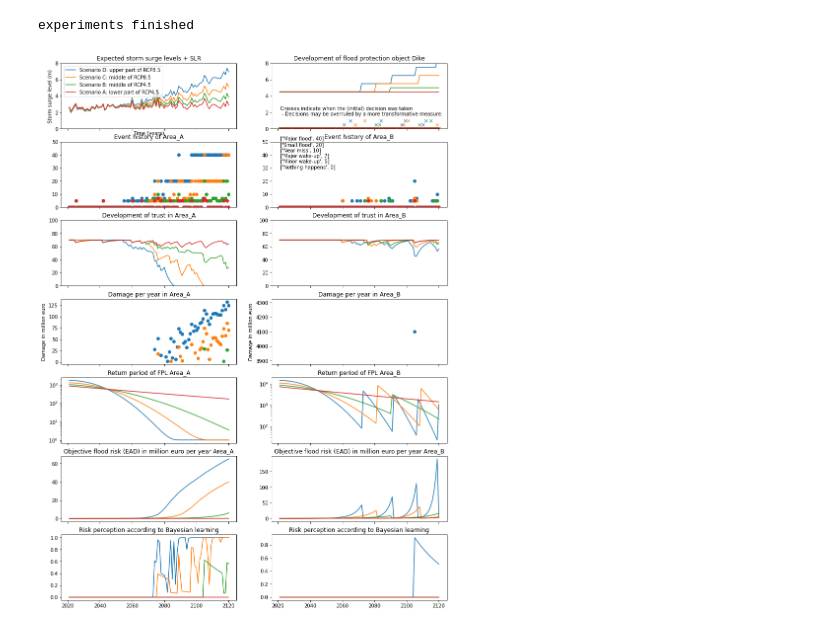
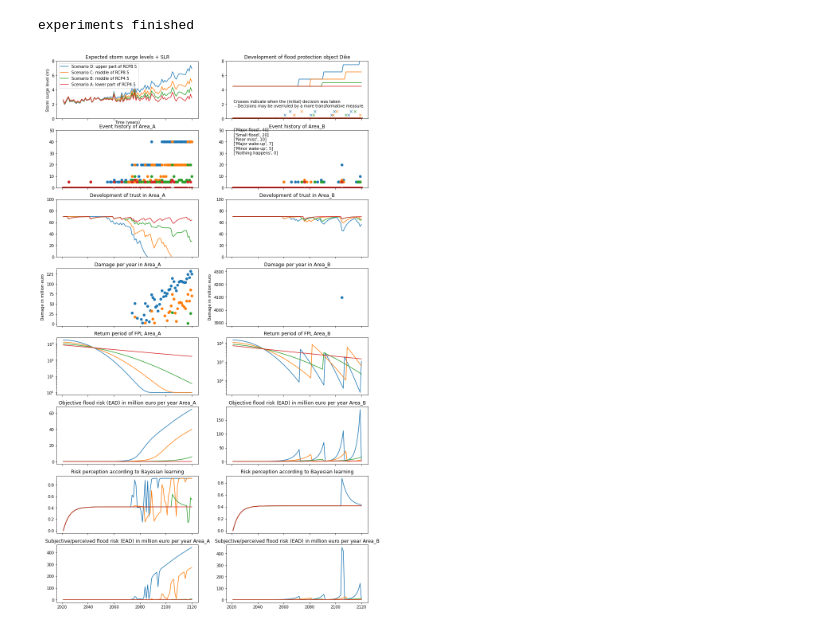
Before and after one commit to keesvanginkel/Urban-SETP, a Jupyter notebook: Rotterdam.ipynb, the cells around one changed output. Cells and saved outputs as stored; diff of their text form; code cells hidden in the pictures.

Commit message:
Finalized prototype of risk perception module

```diff
--- a/Rotterdam.ipynb
+++ b/Rotterdam.ipynb
@@ -65,7 +65,7 @@ Rotty.add_Parameter("Bayesian_weighing_constants",   #Adapted from Haer et al. (
             "b_noflood" : 0.04, #flood experience in current timestep
             "b_flood"   : 1,    #weighs heavily in case of a flood
             "c"         : 0,    #neighbours (other agents)
-            "d"         : 0 })) #media
+            "d"         : 0.2 })) #media
 
 
 #Haer et al, 2017, p1982
@@ -313,15 +308,16 @@ def run_model(Model,SurgeSeries,Mayor):
                 waterlevel = Gumbel_inverse(RP,mu,beta) + SLR
                 inundation = waterlevel - RA.elevation
                 damages.append(RA.calculate_damage(inundation)) #damage assuming no FPL
-            RA.risk[i] = risk_FP(damages.copy(),RPs,RA.protection_level_rp[i])*10**(-6) #EAD in million 2010-euro's
-            #print(RA.risk)
-            #print(RA.protection_level_rp)
+            RA.risk[i] = risk_FP(damages.copy(),RPs.copy(),RA.protection_level_rp[i])*10**(-6) #EAD in million 2010-euro's
 
             #CALCULATE THE RISK PERCEPTION
             if i != 0: #skip in the first timestep (here the initial condition is used)
                 I_exp = 0; #the flood experience in the current timestep
                 RA.weigh_RP_Bayesian(i,Model.Parameters["Bayesian_weighing_constants"],Model.Parameters["I_experience_interp"])
 
+            RA.risk_perceived[i] = risk_FP(damages.copy(), #Copy of the damages
+                                           shift_subjective_floods(RPs.copy(),RA.risk_perception[i]), #perceived return periods
+                                           shift_subjective_floods(RA.protection_level_rp[i],RA.risk_perception[i]))*10**(-6) #return period of flood protection
 
         #IMPLEMENT FLOOD PROTECTION MEASURES
         Mayor.apply_strategy(Model,SurgeSeries,i,time)
@@ -350,7 +346,7 @@ print('experiments finished')
 # %% [output]
 experiments finished
 # %%
-fig, axes = plt.subplots(nrows=7,ncols=2,sharey=False,sharex=True,figsize=(14,20))
+fig, axes = plt.subplots(nrows=8,ncols=2,sharey=False,sharex=True,figsize=(14,25))
 
 labels = []
 
@@ -398,33 +394,38 @@ for experiment in reversed(experiments):
         axes[6,i].set_title('Risk perception according to Bayesian learning')
         axes[6,i].plot(SurgeSeries.years,Model.allResidentialArea[i].risk_perception,'-')
 
+        axes[7,i].set_title('Subjective/perceived flood risk (EAD) in million euro per year {}'.format(Model.allResidentialArea[i].name))
+        axes[7,i].plot(SurgeSeries.years,Model.allResidentialArea[i].risk_perceived,'-')
+        #axes[1,i].set_yscale("log")
+        #axes[1,i].set_ylim(0,50)
+
     axes[0,1].plot(SurgeSeries.years,Model.allFloodProtection[1].protection_level)
     axes[0,1].set_title('Development of flood protection object Dike')
 
 axes[0,0].legend(labels)
 
 axes[3,0].set_ylabel('Damage in million euro')
 axes[3,1].set_ylabel('Damage in million euro')
 
 #Add some additional text to some axes
 alarming_conditions = Model.Parameters['alarming_conditions']
 
 textbox = ""
 for key in alarming_conditions:
     textbox = textbox + str(alarming_conditions[key]) + '\n'
 
 axes[0,1].text(0.05,0.2,"Crosses indicate when the (initial) decision was taken \n - Decisions may be overruled by a more transformative measure.",transform=axes[0,1].transAxes)
 axes[1,1].text(0.05,0.5,textbox,transform=axes[1,1].transAxes)
 
 
 axes[0,1].set_prop_cycle(None) #reset the cycler to plot again in the same axes with similar colors
 for experiment in reversed(experiments):
     Model = experiment['Model']
     SurgeSeries = experiment['SurgeSeries']
     Mayor = experiment['Mayor']
 
     axes[0,1].plot(SurgeSeries.years,Model.allFloodProtection[1].measure_history,'x') #PLOT THE HISTORY OF THE MEASURES
 # %% [output]
-[figure, old version]
+[figure, new version]
 # %%
 #fig.savefig('Economicus.png')
```
Also changed, not shown: parts of 1 cell of this notebook, 1 other file.
